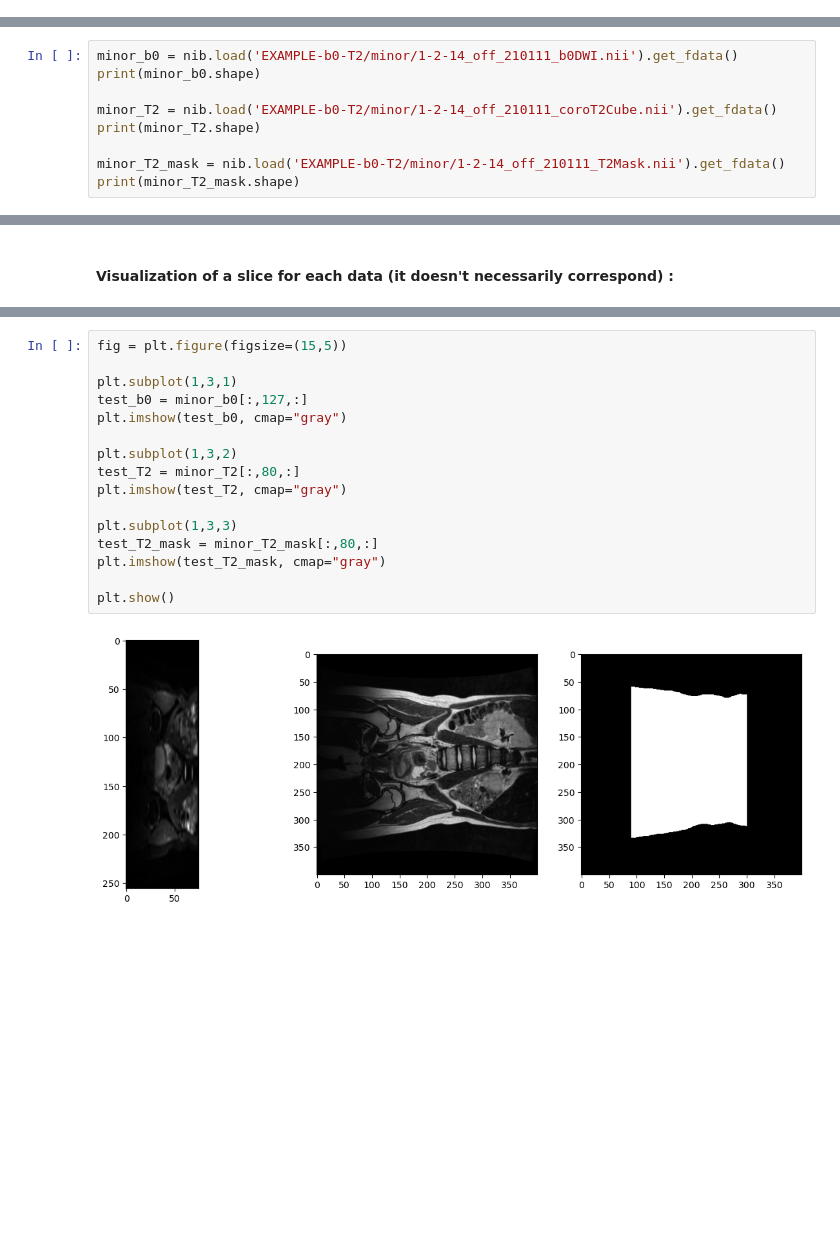
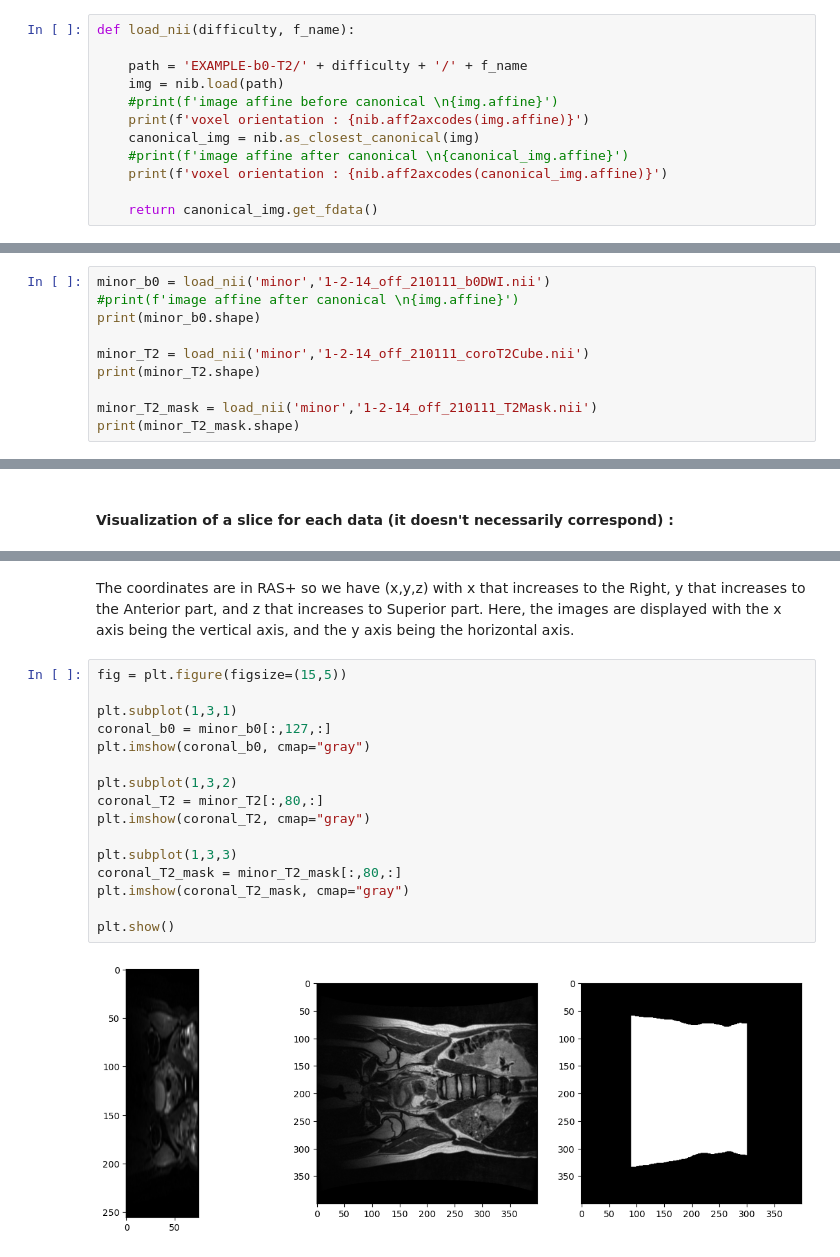
Before and after one commit to CharlineCuraut/Registration_IRM_T2_DWI_b0, a Jupyter notebook: registration_IRM_T2_DWI_b0.ipynb, the cells around one changed output, grey strips where cells are left out. Cells and saved outputs as stored; diff of their text form; blank space fills up the shorter version.

```diff
--- a/registration_IRM_T2_DWI_b0.ipynb
+++ b/registration_IRM_T2_DWI_b0.ipynb
@@ -12,2 +12,14 @@ import imutils
+# %%
+def load_nii(difficulty, f_name):
+
+    path = 'EXAMPLE-b0-T2/' + difficulty + '/' + f_name
+    img = nib.load(path)
+    #print(f'image affine before canonical \n{img.affine}')
+    print(f'voxel orientation : {nib.aff2axcodes(img.affine)}')
+    canonical_img = nib.as_closest_canonical(img)
+    #print(f'image affine after canonical \n{canonical_img.affine}')
+    print(f'voxel orientation : {nib.aff2axcodes(canonical_img.affine)}')
+
+    return canonical_img.get_fdata()
 # %% [markdown]
 ### Manipulation of data to get familiarized
@@ -14,10 +28,11 @@ import imutils
 # %%
-minor_b0 = nib.load('EXAMPLE-b0-T2/minor/1-2-14_off_210111_b0DWI.nii').get_fdata()
+minor_b0 = load_nii('minor','1-2-14_off_210111_b0DWI.nii')
+#print(f'image affine after canonical \n{img.affine}')
 print(minor_b0.shape)
 
-minor_T2 = nib.load('EXAMPLE-b0-T2/minor/1-2-14_off_210111_coroT2Cube.nii').get_fdata()
+minor_T2 = load_nii('minor','1-2-14_off_210111_coroT2Cube.nii')
 print(minor_T2.shape)
 
-minor_T2_mask = nib.load('EXAMPLE-b0-T2/minor/1-2-14_off_210111_T2Mask.nii').get_fdata()
+minor_T2_mask = load_nii('minor','1-2-14_off_210111_T2Mask.nii')
 print(minor_T2_mask.shape)
 # %% [output]
@@ -69,18 +74,20 @@ It seems like the double action of transversing and rotation of the image by 180
+# %% [markdown]
+The coordinates are in RAS+ so we have (x,y,z) with x that increases to the Right, y that increases to the Anterior part, and z that increases to Superior part. Here, the images are displayed with the x axis being the vertical axis, and the y axis being the horizontal axis.
 # %%
 fig = plt.figure(figsize=(15,5))
 
 plt.subplot(1,3,1)
-test_b0 = minor_b0[:,127,:]
-plt.imshow(test_b0, cmap="gray")
+coronal_b0 = minor_b0[:,127,:]
+plt.imshow(coronal_b0, cmap="gray")
 
 plt.subplot(1,3,2)
-test_T2 = minor_T2[:,80,:]
-plt.imshow(test_T2, cmap="gray")
+coronal_T2 = minor_T2[:,80,:]
+plt.imshow(coronal_T2, cmap="gray")
 
 plt.subplot(1,3,3)
-test_T2_mask = minor_T2_mask[:,80,:]
-plt.imshow(test_T2_mask, cmap="gray")
+coronal_T2_mask = minor_T2_mask[:,80,:]
+plt.imshow(coronal_T2_mask, cmap="gray")
 
 plt.show()
 # %% [output]
-[figure, old version]
+[figure, new version]
```
Also changed, not shown: parts of 15 cells of this notebook.
